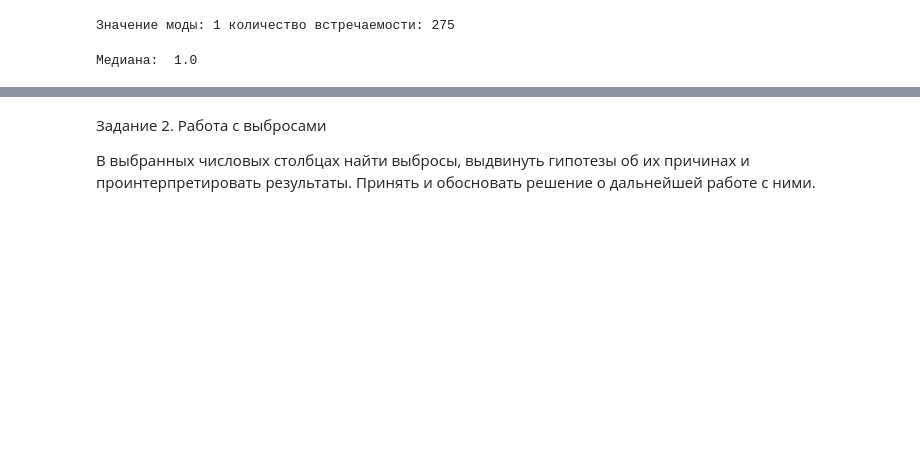
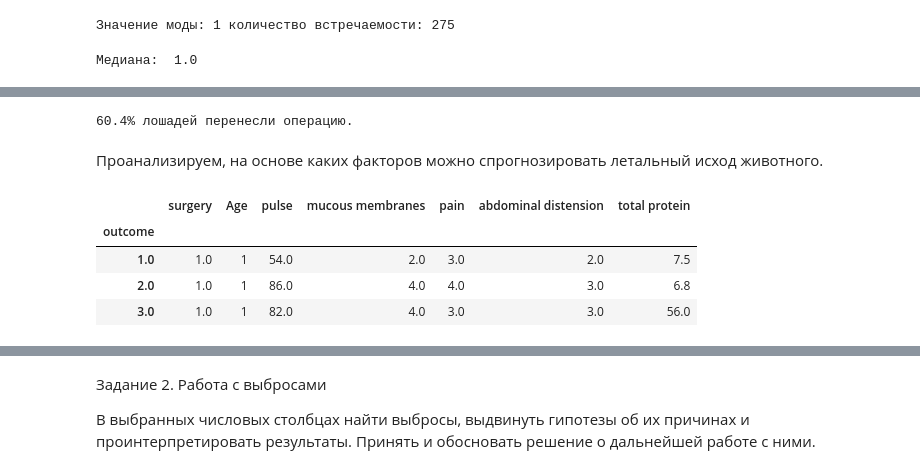
Before and after one commit to minimalistaa/pyda-16-hw-1, a Jupyter notebook: hw_15.ipynb, the cells around one changed output, grey strips where cells are left out. Drawn from its saved outputs; the diff is of its cells as text; code cells hidden in the pictures; blank space fills up the shorter version.

```diff
--- a/hw_15.ipynb
+++ b/hw_15.ipynb
@@ -195,0 +214,25 @@ data.describe()
+# %%
+s1= 0  # had surgery
+s2 = 0 # no surgery
+
+for s in data.surgery:
+    if s == 1:
+        s1 += 1
+    elif s == 2:
+        s2 +=1
+    else:
+        pass
+
+print(f'{round(s1/(s1+s2)*100, 2)}% лошадей перенесли операцию.')
+# %% [output]
+60.4% лошадей перенесли операцию.
+# %% [markdown]
+Проанализируем, на основе каких факторов можно спрогнозировать летальный исход животного.
+# %%
+data.groupby(['outcome']).median()
+# %% [output]
+|  | surgery | Age | pulse | mucous membranes | pain | abdominal distension | total protein |
+| outcome |  |  |  |  |  |  |  |
+| 1.0 | 1.0 | 1 | 54.0 | 2.0 | 3.0 | 2.0 | 7.5 |
+| 2.0 | 1.0 | 1 | 86.0 | 4.0 | 4.0 | 3.0 | 6.8 |
+| 3.0 | 1.0 | 1 | 82.0 | 4.0 | 3.0 | 3.0 | 56.0 |
```
Also changed, not shown: parts of 14 cells of this notebook.
